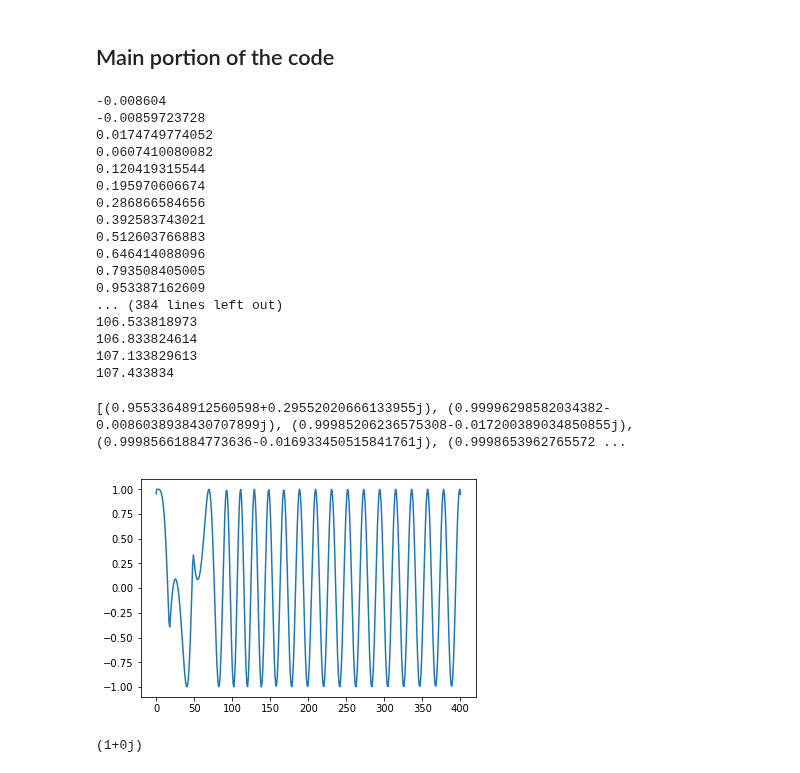
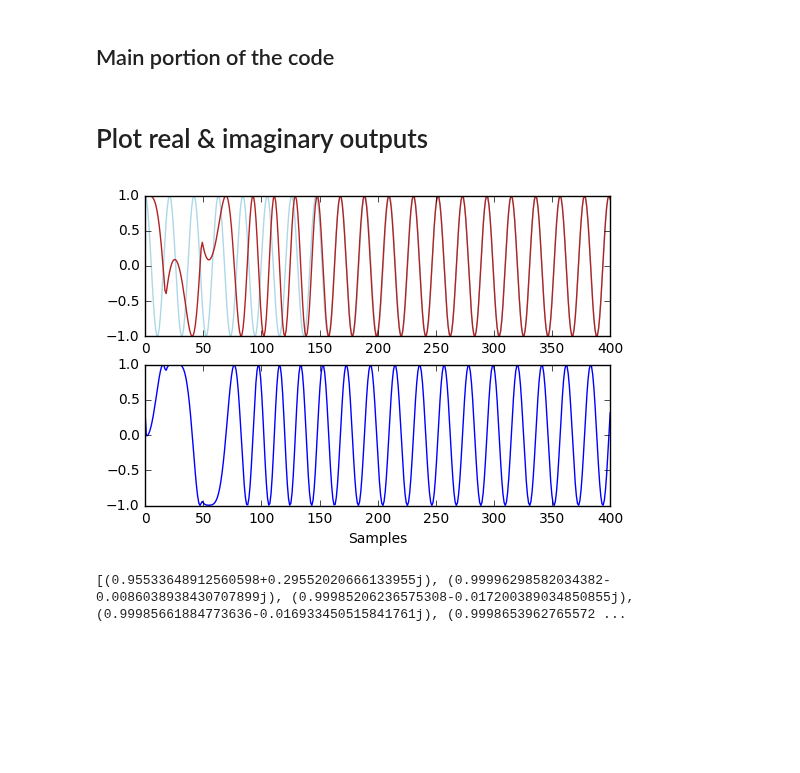
Before and after one commit to psas/gps, a Jupyter notebook: notebooks/Costas_Loop.ipynb, the cells around one changed output. Drawn from its saved outputs; the diff is of its cells as text; code cells hidden in the pictures; blank space fills up the shorter version.

Commit message:
Added detail to nb and cleaned up plots

```diff
--- a/notebooks/Costas_Loop.ipynb
+++ b/notebooks/Costas_Loop.ipynb
@@ -44,21 +49,19 @@ v2 = 0.0           # Buffer for the filter values
 # %% [markdown]
 ## Main portion of the code
 # %%
-# Main portion of the code
-
-# pll = Costas_Loop()
 
 phi = 0.0              # Original signal phase
+inputsignal = []       # Save the signal_in for plotting
 for i in range(len(ref)):
     # signal_in[i] = np.exp(1j * phi) # Complex input signal
     signal_in = np.cos(phi) + 1j*np.sin(phi)
     phi += freq_offset
+    inputsignal.append(signal_in) # Saved for plotting
 
     # vco = np.exp(1j * phi_hat) # Complex oscillator signal
     vco = np.cos(phi_hat) + 1j*np.sin(phi_hat)
 
     delta_phi = np.angle( signal_in * np.conj( vco))
-    # ref.append(signal_in)
     output.append(vco)
 
     # vx varibles are a buffer to store output changes on transfer function variables ax and bx
@@ -66,35 +69,26 @@ for i in range(len(ref)):
     v1 =  v0
     v0 =  delta_phi - v1* a1 - v2* a2
     phi_hat =  v0 * b0 + v1 * b1 + v2* b2
-    print(phi_hat)
+    #print(phi_hat)
-# %% [output]
--0.008604
--0.00859723728
-0.0174749774052
-0.0607410080082
-0.120419315544
-0.195970606674
-0.286866584656
-0.392583743021
-0.512603766883
-0.646414088096
-0.793508405005
-0.953387162609
-... (384 lines left out)
-106.533818973
-106.833824614
-107.133829613
-107.433834
+# %% [markdown]
+# Plot real & imaginary outputs
+# %%
+
+plt.subplot(2, 1, 1)
+plt.plot(ref, np.real(inputsignal), color = 'lightblue')
+plt.plot(ref, np.real(output), color = 'firebrick')
+
+
+
+plt.subplot(2, 1, 2)
+plt.plot(ref, np.imag(output))
+plt.xlabel("Samples")
+
+#plt.ylabel("Amplitude")
+plt.show()
+# %% [output]
+[figure, added]
 # %%
 print(output)
 # %% [output]
 [(0.95533648912560598+0.29552020666133955j), (0.99996298582034382-0.0086038938430707899j), (0.99985206236575308-0.017200389034850855j), (0.99985661884773636-0.016933450515841761j), (0.9998653962765572 ...
-# %%
-plt.plot(ref, np.real(output))
-plt.show()
-# %% [output]
-[figure, removed]
-# %%
-print(signal_in)
-# %% [output]
-(1+0j)
```
Also changed, not shown: parts of 3 cells of this notebook.
